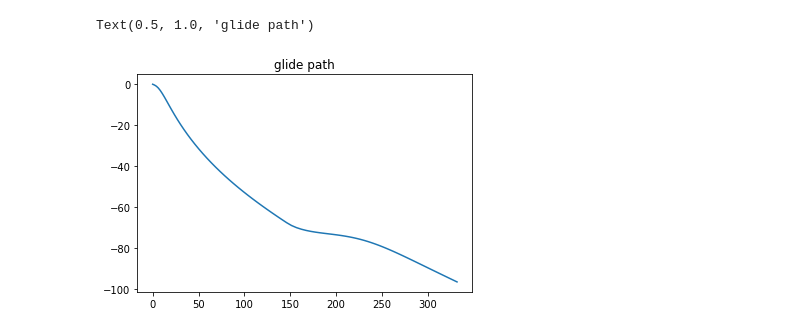
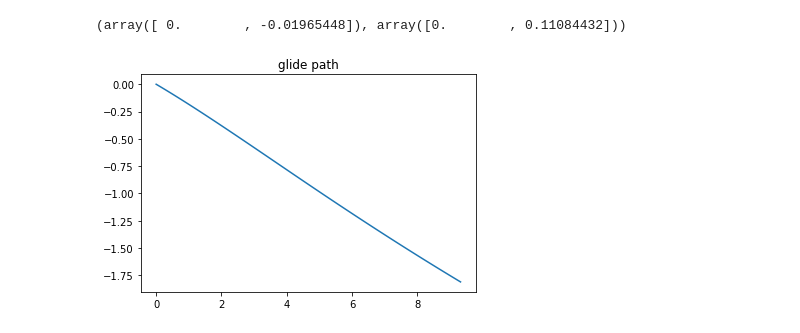
Before and after one commit to Future-Hangglider/Matlab_model_hang-glider, a Jupyter notebook: python_version2.ipynb, the cells around one changed output. Drawn from its saved outputs; the diff is of its cells as text; code cells hidden in the pictures.

```diff
--- a/python_version2.ipynb
+++ b/python_version2.ipynb
@@ -94,13 +94,13 @@ def motions(t, y):
     dy[3] = br
     dy[4] = -g*sin(ar) - (drag/M)
     dy[5] = (1/v*(-g*cos(ar) + (lift/M)))
-    print(I, Cmo*dyn*c + mwing*g*XWT + mpilot*g*XP - Cy*CGT[0] - Cx*(-CGT[1]) - YP*Dpilot + Mq + Mq2)
+    #print(I, Cmo*dyn*c + mwing*g*XWT + mpilot*g*XP - Cy*CGT[0] - Cx*(-CGT[1]) - YP*Dpilot + Mq + Mq2)
     dy[6] = (Cmo*dyn*c + mwing*g*XWT + mpilot*g*XP - Cy*CGT[0] - Cx*(-CGT[1]) - YP*Dpilot + Mq + Mq2)/I
           # drag of the pilot applied on CGP
-
+    dy[6] = 0
     return dy
 
-t_span = (0, 18)
+t_span = (0, 1)
 y0 = numpy.array([0, 0, u0, fr0, v0, ar0, br0])
 t_eval=numpy.linspace(t_span[0], t_span[1], 81)
 res = scipy.integrate.solve_ivp(motions, t_span, y0, 'RK45', t_eval)
@@ -125,9 +107,13 @@ res = scipy.integrate.solve_ivp(motions, t_span, y0, 'RK45', t_eval)
 # %%
 from matplotlib import pyplot as plt
 %matplotlib inline
 
-plt.plot(res.y[0,:], res.y[1,:])
+ax, ay  = res.y[0,:], res.y[1,:]
+au, afr = res.y[2,:], res.y[3,:]   # position along path, pitch attitude
+av, aar, abr = res.y[4,:], res.y[5,:], res.y[6,:] # velocity, flight path, pitch rate change
+plt.plot(ax, ay)
 plt.title("glide path")
+ay[:2], ax[:2]
 # %% [output]
-Text(0.5, 1.0, 'glide path')
+(array([ 0.        , -0.01965448]), array([0.        , 0.11084432]))
-[figure, old version]
+[figure, new version]
```
Also changed, not shown: parts of 3 cells of this notebook, 1 other file.
